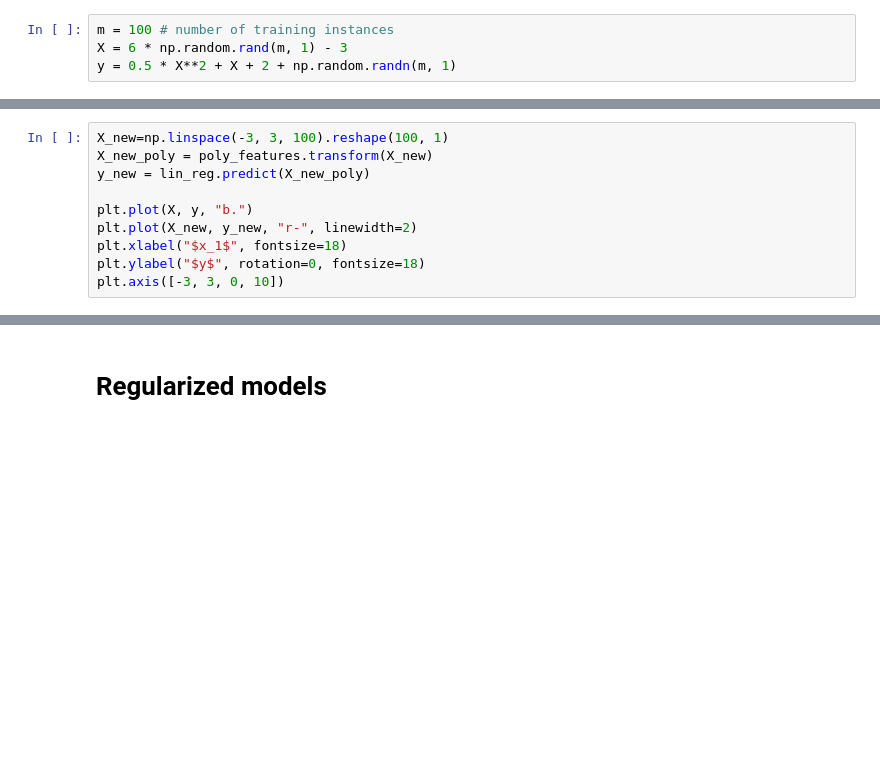
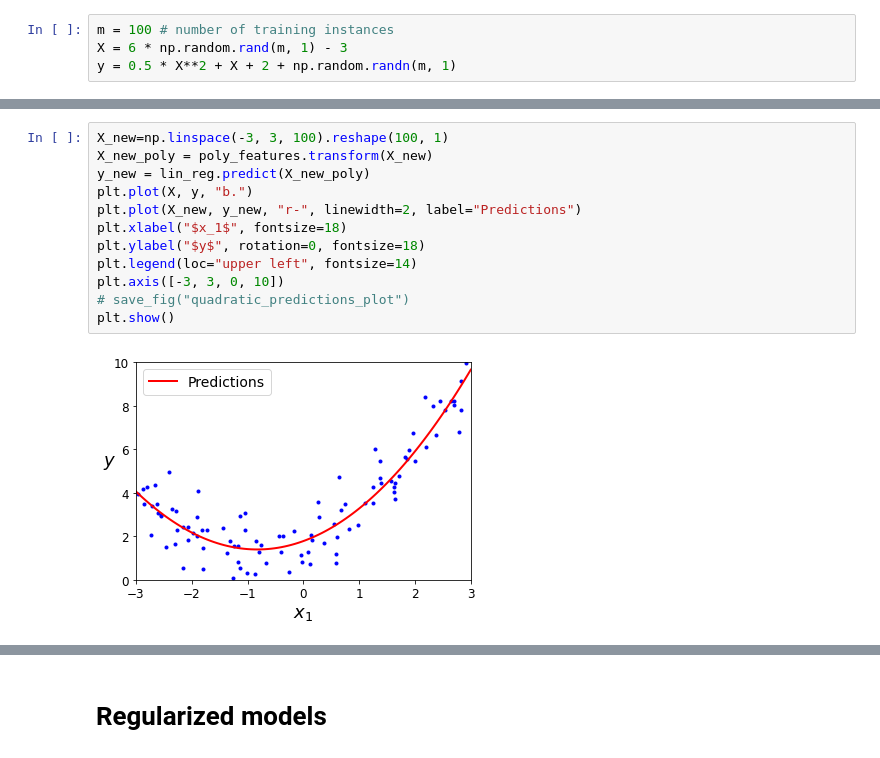
Before and after one commit to codingpanda19/mlgeo, a Jupyter notebook: 08_regularization/mlgeo_08_sgd_regularization.ipynb, the cells around one changed output, grey strips where cells are left out. Drawn from its saved outputs; the diff is of its cells as text; blank space fills up the shorter version.

```diff
--- a/08_regularization/mlgeo_08_sgd_regularization.ipynb
+++ b/08_regularization/mlgeo_08_sgd_regularization.ipynb
@@ -275,10 +338,14 @@ lin_reg.fit(X_poly, y)
 # %%
 X_new=np.linspace(-3, 3, 100).reshape(100, 1)
 X_new_poly = poly_features.transform(X_new)
 y_new = lin_reg.predict(X_new_poly)
-
 plt.plot(X, y, "b.")
-plt.plot(X_new, y_new, "r-", linewidth=2)
+plt.plot(X_new, y_new, "r-", linewidth=2, label="Predictions")
 plt.xlabel("$x_1$", fontsize=18)
 plt.ylabel("$y$", rotation=0, fontsize=18)
+plt.legend(loc="upper left", fontsize=14)
 plt.axis([-3, 3, 0, 10])
+# save_fig("quadratic_predictions_plot")
+plt.show()
+# %% [output]
+[figure, added]
```
Also changed, not shown: parts of 38 cells of this notebook.
